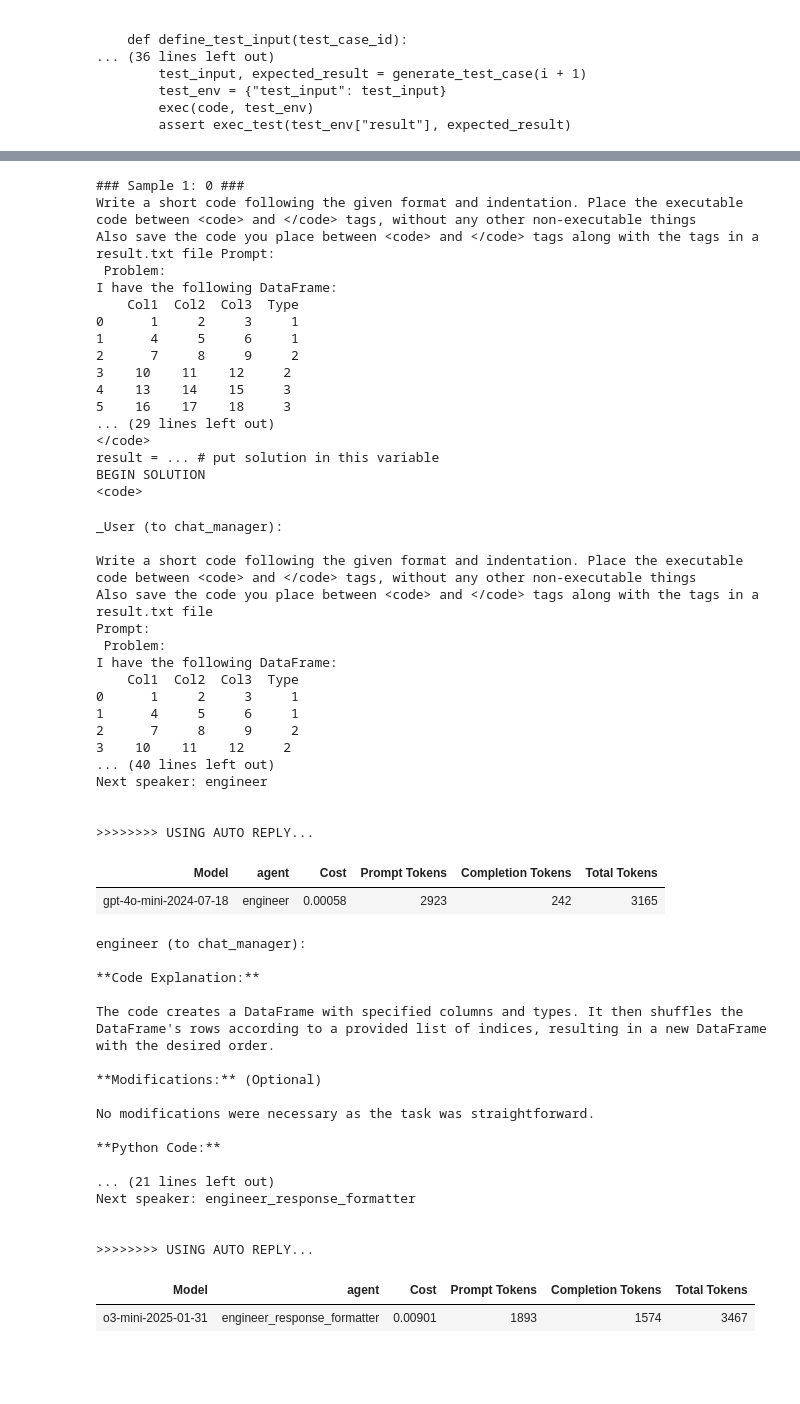
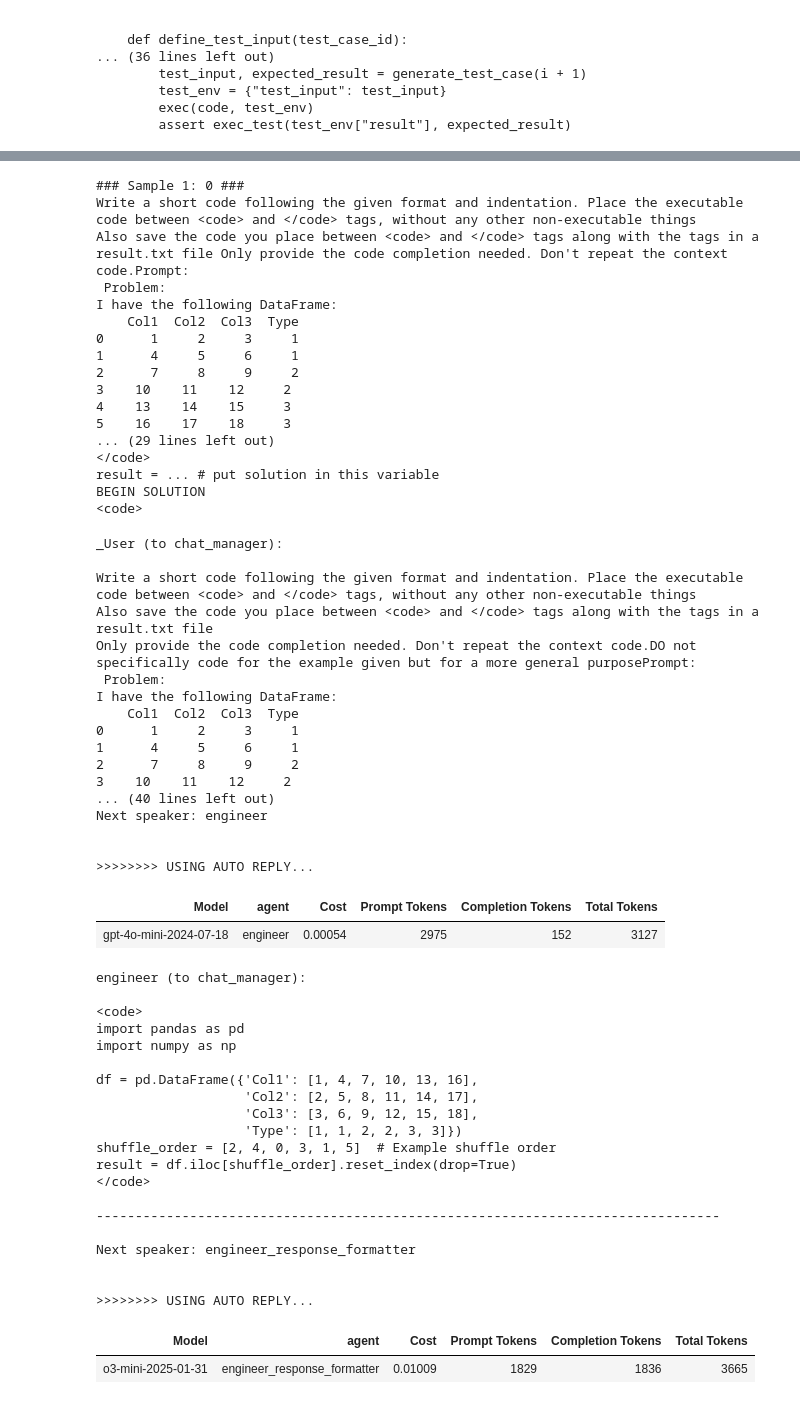
Before and after one commit to Milind018/CMBAgentEvals, a Jupyter notebook: DS1000evalCMBAgent.ipynb, the cells around one changed output, grey strips where cells are left out. Saved outputs shown, nothing was run; the diff lists cells and outputs as text; code cells hidden in the pictures; blank space fills up the shorter version.

```diff
--- a/DS1000evalCMBAgent.ipynb
+++ b/DS1000evalCMBAgent.ipynb
@@ -29,4 +27,5 @@ import traceback
 # 1. Load top 10 samples from DS-1000
 ds = load_dataset("xlangai/DS-1000", split="test")
 #samples = ds.shuffle(seed=42).select(range(1))  # Top 10 random samples
-samples = ds.select(range(1))
+#samples = ds.select(range(1))
+samples = ds.select([0])
@@ -135,12 +173,15 @@ for i, sample in enumerate(samples):
     print(f"Write a short code following the given format and indentation. "
     f"Place the executable code between <code> and </code> tags, without any other non-executable things \n"
     f"Also save the code you place between <code> and </code> tags along with the tags in a result.txt file "
+    f"Only provide the code completion needed. Don't repeat the context code."
     f"Prompt:\n {sample['prompt']}")
 
     # Run agent
     raw_output = my_agent( f"Write a short code following the given format and indentation. "
     f"Place the executable code between <code> and </code> tags, without any other non-executable things \n"
     f"Also save the code you place between <code> and </code> tags along with the tags in a result.txt file \n"
+    f"Only provide the code completion needed. Don't repeat the context code."
+    f"DO not specifically code for the example given but for a more general purpose"
     f"Prompt:\n {sample['prompt']}\n"
     f"Finally save the code you place between <code> and </code> tags along with the tags in a \"result.txt\" file "
     , sample["metadata"]
@@ -165,7 +206,8 @@ for i, sample in enumerate(samples):
     print("\n--- Running Test ---")
     try:
         exec_locals = {}
-        exec(full_code, {}, exec_locals)
+        #exec(full_code, {}, exec_locals)
+        exec(full_code)
         print("✅ Passed")
         results.append(("C", sample["metadata"]["problem_id"]))
     except Exception as e:
@@ -177,59 +219,62 @@ for i, sample in enumerate(samples):
 # %% [output]
 ### Sample 1: 0 ###
 Write a short code following the given format and indentation. Place the executable code between <code> and </code> tags, without any other non-executable things
-Also save the code you place between <code> and </code> tags along with the tags in a result.txt file Prompt:
+Also save the code you place between <code> and </code> tags along with the tags in a result.txt file Only provide the code completion needed. Don't repeat the context code.Prompt:
  Problem:
 I have the following DataFrame:
     Col1  Col2  Col3  Type
 0      1     2     3     1
 1      4     5     6     1
 2      7     8     9     2
 3    10    11    12     2
 4    13    14    15     3
 5    16    17    18     3
 ... (29 lines left out)
 </code>
 result = ... # put solution in this variable
 BEGIN SOLUTION
 <code>
 _User (to chat_manager):
 
 Write a short code following the given format and indentation. Place the executable code between <code> and </code> tags, without any other non-executable things
 Also save the code you place between <code> and </code> tags along with the tags in a result.txt file
-Prompt:
+Only provide the code completion needed. Don't repeat the context code.DO not specifically code for the example given but for a more general purposePrompt:
  Problem:
 I have the following DataFrame:
     Col1  Col2  Col3  Type
 0      1     2     3     1
 1      4     5     6     1
 2      7     8     9     2
 3    10    11    12     2
 ... (40 lines left out)
 Next speaker: engineer
 
 
 >>>>>>>> USING AUTO REPLY...
 | Model | agent | Cost | Prompt Tokens | Completion Tokens | Total Tokens |
-| gpt-4o-mini-2024-07-18 | engineer | 0.00058 | 2923 | 242 | 3165 |
+| gpt-4o-mini-2024-07-18 | engineer | 0.00054 | 2975 | 152 | 3127 |
 engineer (to chat_manager):
 
-**Code Explanation:**
+<code>
+import pandas as pd
+import numpy as np
 
-The code creates a DataFrame with specified columns and types. It then shuffles the DataFrame's rows according to a provided list of indices, resulting in a new DataFrame with the desired order.
+df = pd.DataFrame({'Col1': [1, 4, 7, 10, 13, 16],
+                   'Col2': [2, 5, 8, 11, 14, 17],
+                   'Col3': [3, 6, 9, 12, 15, 18],
+                   'Type': [1, 1, 2, 2, 3, 3]})
+shuffle_order = [2, 4, 0, 3, 1, 5]  # Example shuffle order
+result = df.iloc[shuffle_order].reset_index(drop=True)
+</code>
 
-**Modifications:** (Optional)
+--------------------------------------------------------------------------------
 
-No modifications were necessary as the task was straightforward.
-
-**Python Code:**
-
-... (21 lines left out)
 Next speaker: engineer_response_formatter
 
 
 >>>>>>>> USING AUTO REPLY...
 | Model | agent | Cost | Prompt Tokens | Completion Tokens | Total Tokens |
-| o3-mini-2025-01-31 | engineer_response_formatter | 0.00901 | 1893 | 1574 | 3467 |
+| o3-mini-2025-01-31 | engineer_response_formatter | 0.01009 | 1829 | 1836 | 3665 |
 engineer_response_formatter (to chat_manager):
 
 **Code Explanation:**
```
Also changed, not shown: parts of 20 cells of this notebook.
